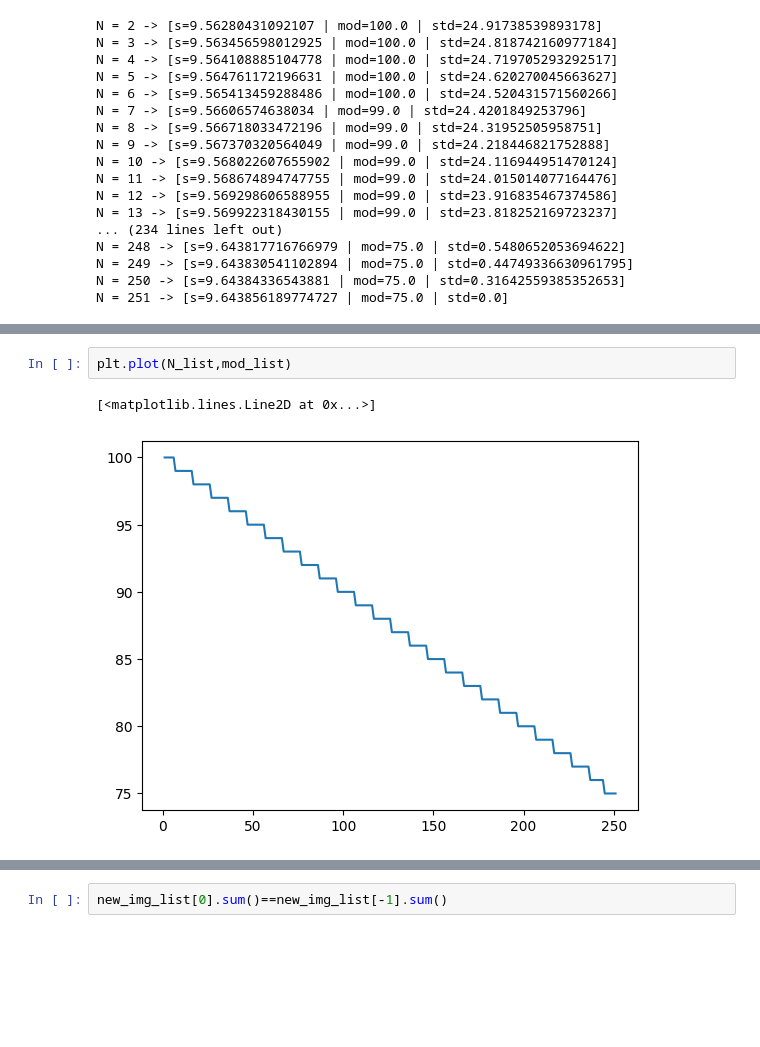
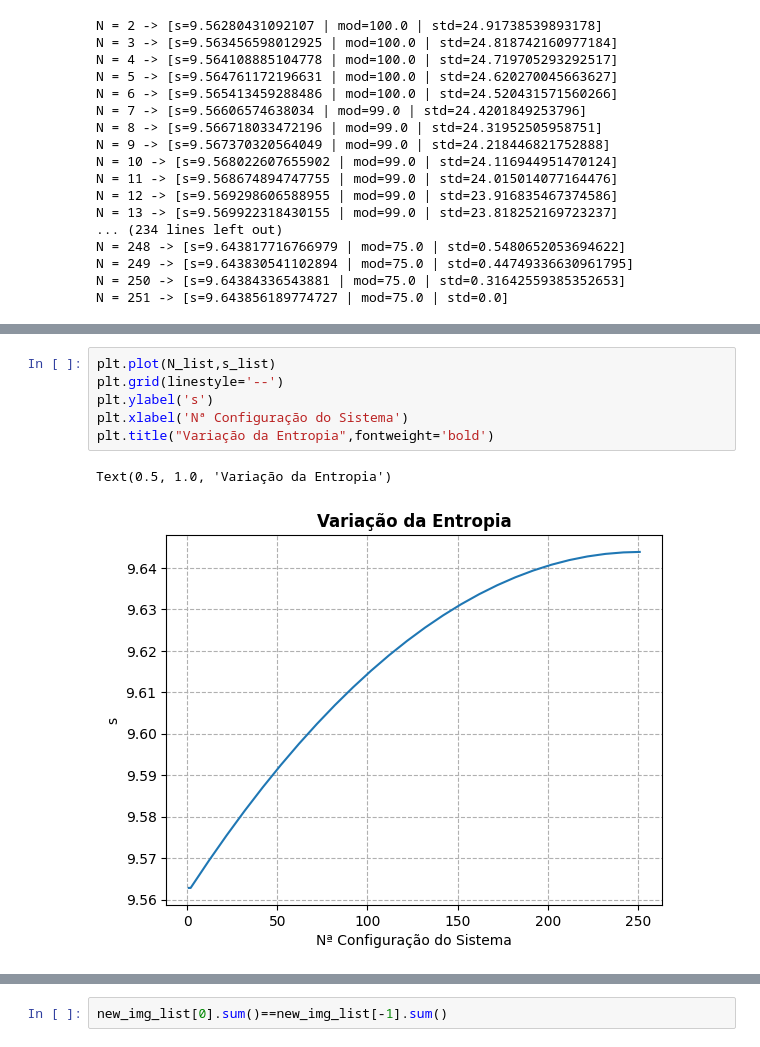
Before and after one commit to reinanbrNotebooks/Colab_Notebooks, a Jupyter notebook: grade_termodinamica.ipynb, the cells around one changed output, grey strips where cells are left out. Saved outputs shown, nothing was run; the diff lists cells and outputs as text; blank space fills up the shorter version.

```diff
--- a/grade_termodinamica.ipynb
+++ b/grade_termodinamica.ipynb
@@ -204,5 +211,9 @@ plt.plot(N_list,std_list)
-# %%
-plt.plot(N_list,mod_list)
-# %% [output]
-[<matplotlib.lines.Line2D at 0x...>]
-[figure, removed]
+# %%
+plt.plot(N_list,s_list)
+plt.grid(linestyle='--')
+plt.ylabel('s')
+plt.xlabel('Nª Configuração do Sistema')
+plt.title("Variação da Entropia",fontweight='bold')
+# %% [output]
+Text(0.5, 1.0, 'Variação da Entropia')
+[figure, added]
```
Also changed, not shown: parts of 12 cells of this notebook.
